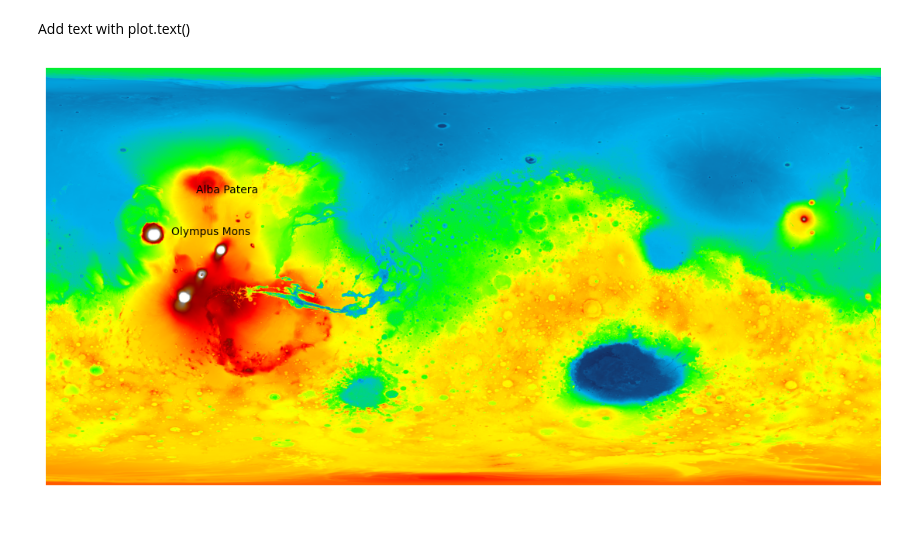
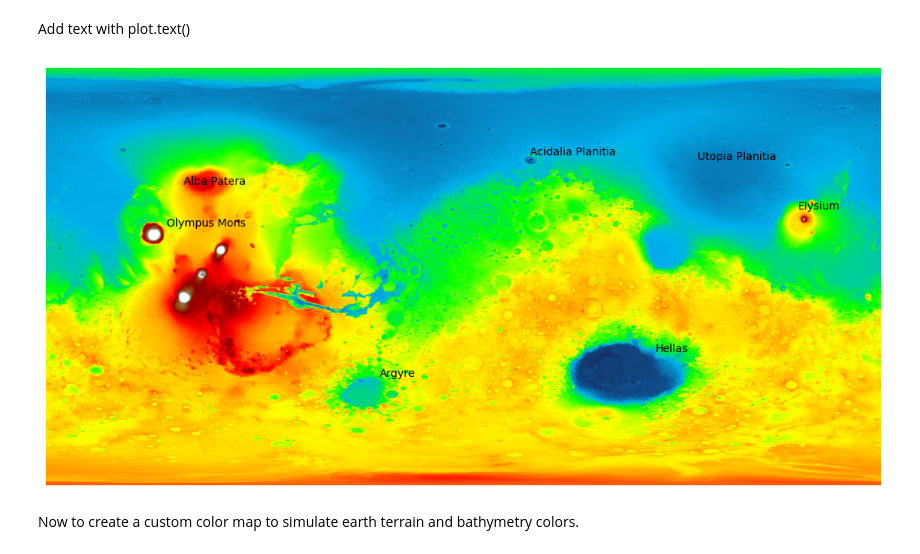
Before and after one commit to blpeters/PythonMaps, a Jupyter notebook: map8_marsTopo/map8.ipynb, the cells around one changed output. Drawn from its saved outputs; the diff is of its cells as text; code cells hidden in the pictures; blank space fills up the shorter version.

```diff
--- a/map8_marsTopo/map8.ipynb
+++ b/map8_marsTopo/map8.ipynb
@@ -31,15 +33,21 @@ Add text with plot.text()
 # %%
 fig, ax = plt.subplots()
 fig.set_size_inches(14,7)
 
 text_kwargs = dict(transform=ax.transAxes)
 
-ax.text(0.15, 0.6, 'Olympus Mons', **text_kwargs)
-ax.text(0.18, 0.7, 'Alba Patera', **text_kwargs)
+ax.text(0.145, 0.62, 'Olympus Mons', **text_kwargs)
+ax.text(0.165, 0.72, 'Alba Patera', **text_kwargs)
+ax.text(0.58, 0.79, 'Acidalia Planitia', **text_kwargs)
+ax.text(0.78, 0.78, 'Utopia Planitia', **text_kwargs)
+ax.text(0.9, 0.66, 'Elysium', **text_kwargs)
+ax.text(0.73, 0.32, 'Hellas', **text_kwargs)
+ax.text(0.4, 0.26, 'Argyre', **text_kwargs)
 ax.axis('off')
 show(mars_file, cmap=custom_cmap, norm=norm)
 
-
 plt.show()
 # %% [output]
-[figure, old version]
+[figure, new version]
+# %% [markdown]
+Now to create a custom color map to simulate earth terrain and bathymetry colors.
```
Also changed, not shown: parts of 6 cells of this notebook, 2 other files.
